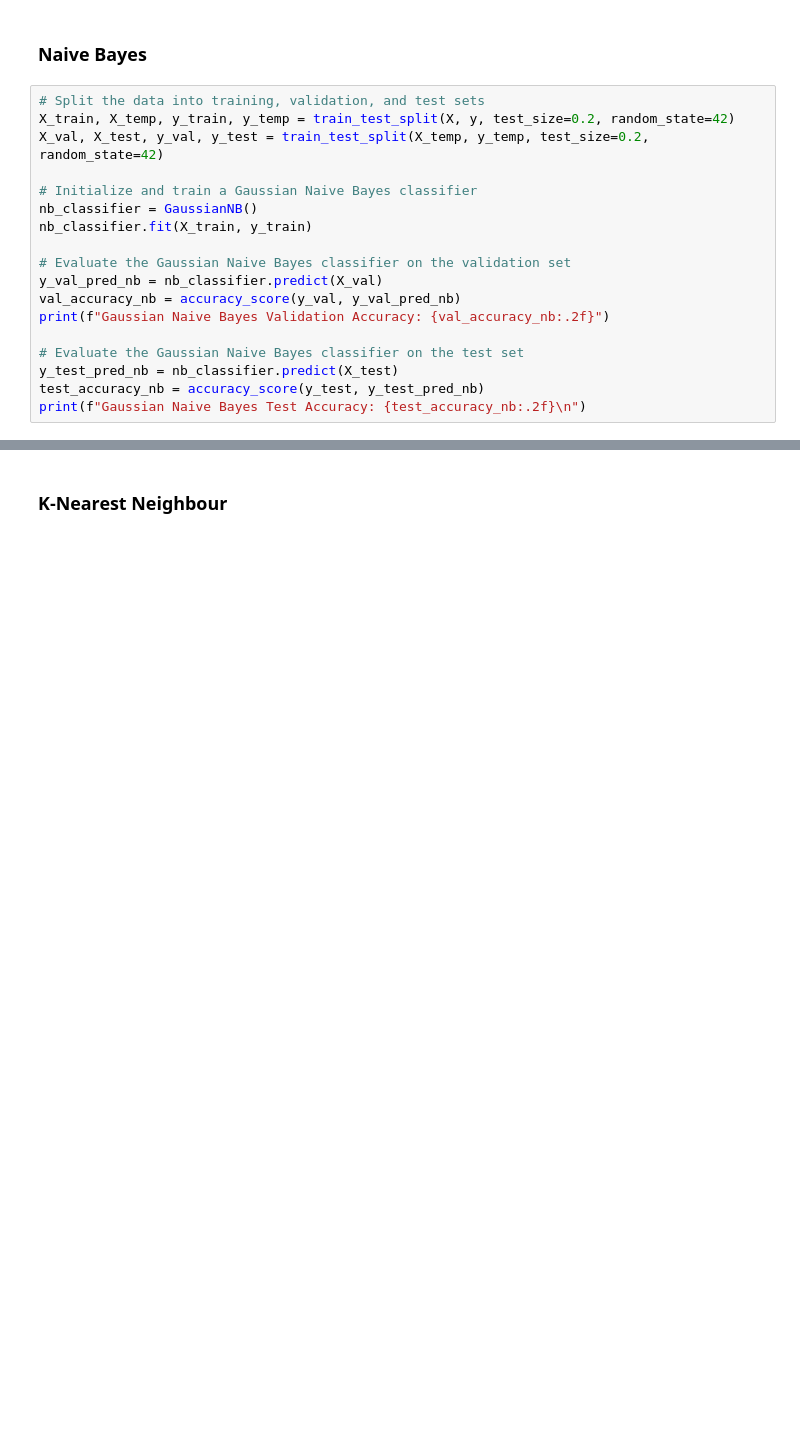
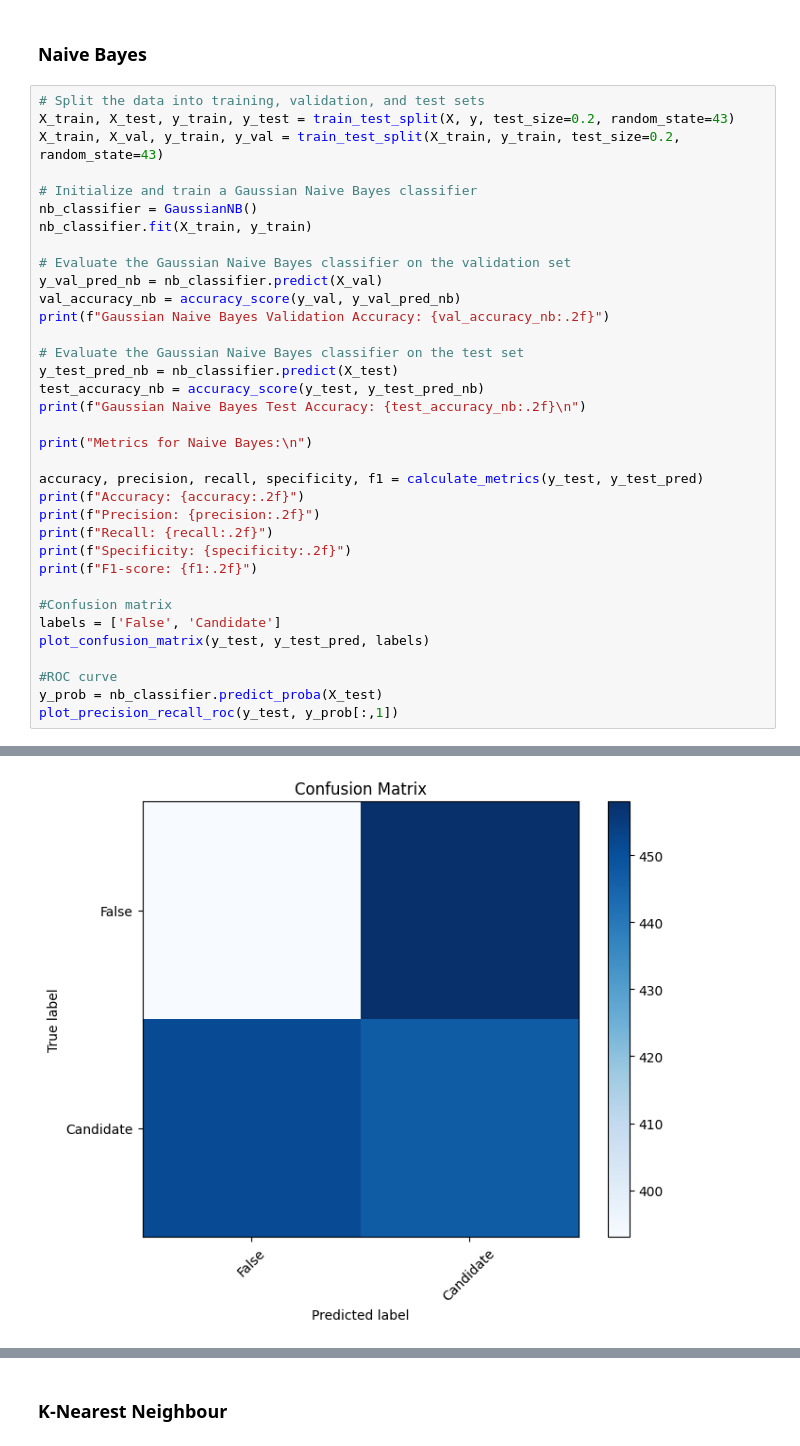
Before and after one commit to TheFacilitators/MAL, a Jupyter notebook: Exoplanets/2. Preprocessing and Feature Engineering - Detecting Exoplanets.ipynb, the cells around one changed output, grey strips where cells are left out. Cells and saved outputs as stored; diff of their text form; blank space fills up the shorter version.

Commit message:
Evaluation of Naive Bayes

```diff
--- a/Exoplanets/2. Preprocessing and Feature Engineering - Detecting Exoplanets.ipynb
+++ b/Exoplanets/2. Preprocessing and Feature Engineering - Detecting Exoplanets.ipynb
@@ -458,8 +649,8 @@ print(f"F1-score: {f1:.2f}")
 ### Naive Bayes
 # %%
 # Split the data into training, validation, and test sets
-X_train, X_temp, y_train, y_temp = train_test_split(X, y, test_size=0.2, random_state=42)
-X_val, X_test, y_val, y_test = train_test_split(X_temp, y_temp, test_size=0.2, random_state=42)
+X_train, X_test, y_train, y_test = train_test_split(X, y, test_size=0.2, random_state=43)
+X_train, X_val, y_train, y_val = train_test_split(X_train, y_train, test_size=0.2, random_state=43)
 
 # Initialize and train a Gaussian Naive Bayes classifier
 nb_classifier = GaussianNB()
@@ -474,3 +665,21 @@ print(f"Gaussian Naive Bayes Validation Accuracy: {val_accuracy_nb:.2f}")
 y_test_pred_nb = nb_classifier.predict(X_test)
 test_accuracy_nb = accuracy_score(y_test, y_test_pred_nb)
 print(f"Gaussian Naive Bayes Test Accuracy: {test_accuracy_nb:.2f}\n")
+
+print("Metrics for Naive Bayes:\n")
+
+accuracy, precision, recall, specificity, f1 = calculate_metrics(y_test, y_test_pred)
+print(f"Accuracy: {accuracy:.2f}")
+print(f"Precision: {precision:.2f}")
+print(f"Recall: {recall:.2f}")
+print(f"Specificity: {specificity:.2f}")
+print(f"F1-score: {f1:.2f}")
+
+#Confusion matrix
+labels = ['False', 'Candidate']
+plot_confusion_matrix(y_test, y_test_pred, labels)
+
+#ROC curve
+y_prob = nb_classifier.predict_proba(X_test)
+plot_precision_recall_roc(y_test, y_prob[:,1])
+# %% [output]
@@ -476,0 +696 @@ print(f"Gaussian Naive Bayes Test Accuracy: {test_accuracy_nb:.2f}\n")
+[figure, added]
```
Also changed, not shown: parts of 16 cells of this notebook.
